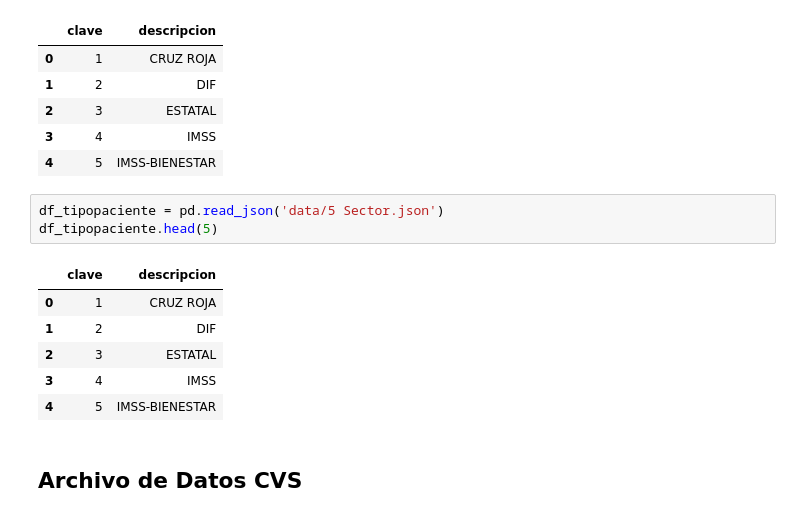
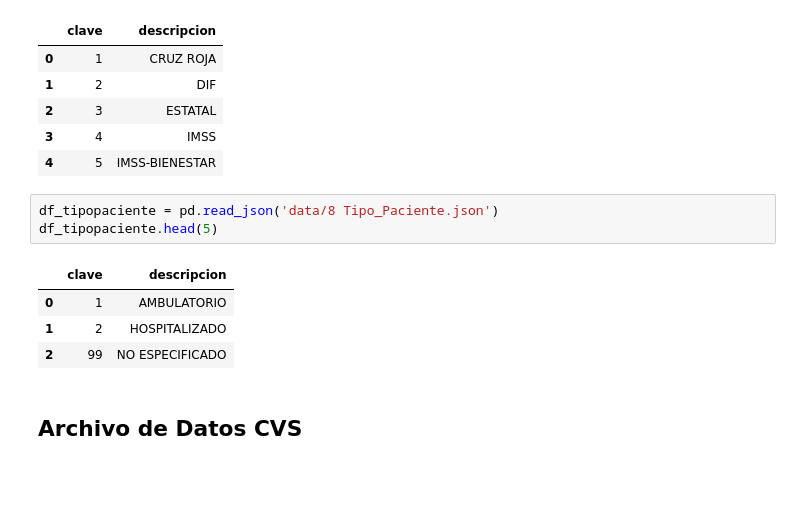
Before and after one commit to germano84-sys/BI-Clase1-G4, a Jupyter notebook: DesarrolloT1G4.ipynb, the cells around one changed output. Drawn from its saved outputs; the diff is of its cells as text; blank space fills up the shorter version.

```diff
--- a/DesarrolloT1G4.ipynb
+++ b/DesarrolloT1G4.ipynb
@@ -326,15 +326,13 @@ df_sector.head(5)
 | 3 | 4 | IMSS |
 | 4 | 5 | IMSS-BIENESTAR |
 # %%
-df_tipopaciente = pd.read_json('data/5 Sector.json')
+df_tipopaciente = pd.read_json('data/8 Tipo_Paciente.json')
 df_tipopaciente.head(5)
 # %% [output]
 |  | clave | descripcion |
-| 0 | 1 | CRUZ ROJA |
-| 1 | 2 | DIF |
-| 2 | 3 | ESTATAL |
-| 3 | 4 | IMSS |
-| 4 | 5 | IMSS-BIENESTAR |
+| 0 | 1 | AMBULATORIO |
+| 1 | 2 | HOSPITALIZADO |
+| 2 | 99 | NO ESPECIFICADO |
 # %% [markdown]
 ## Archivo de Datos CVS
 # %%
```
Also changed, not shown: parts of 51 cells of this notebook, 1 other file.
